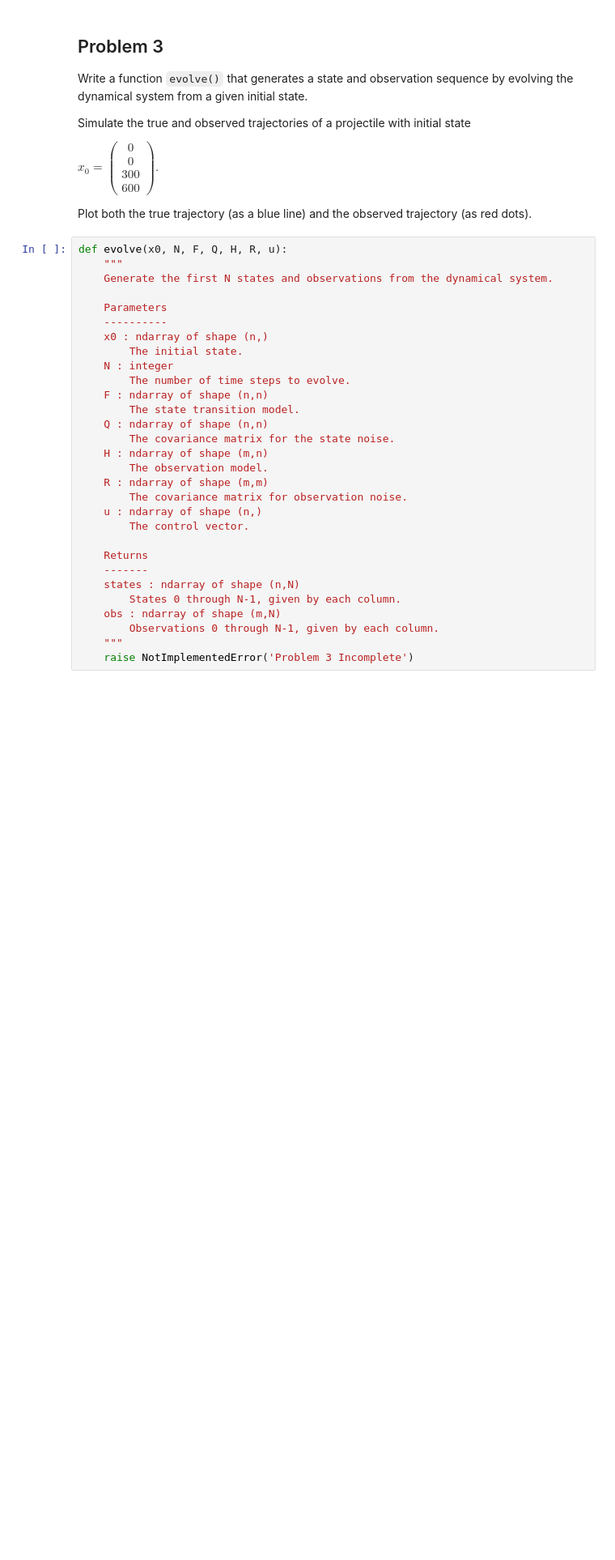
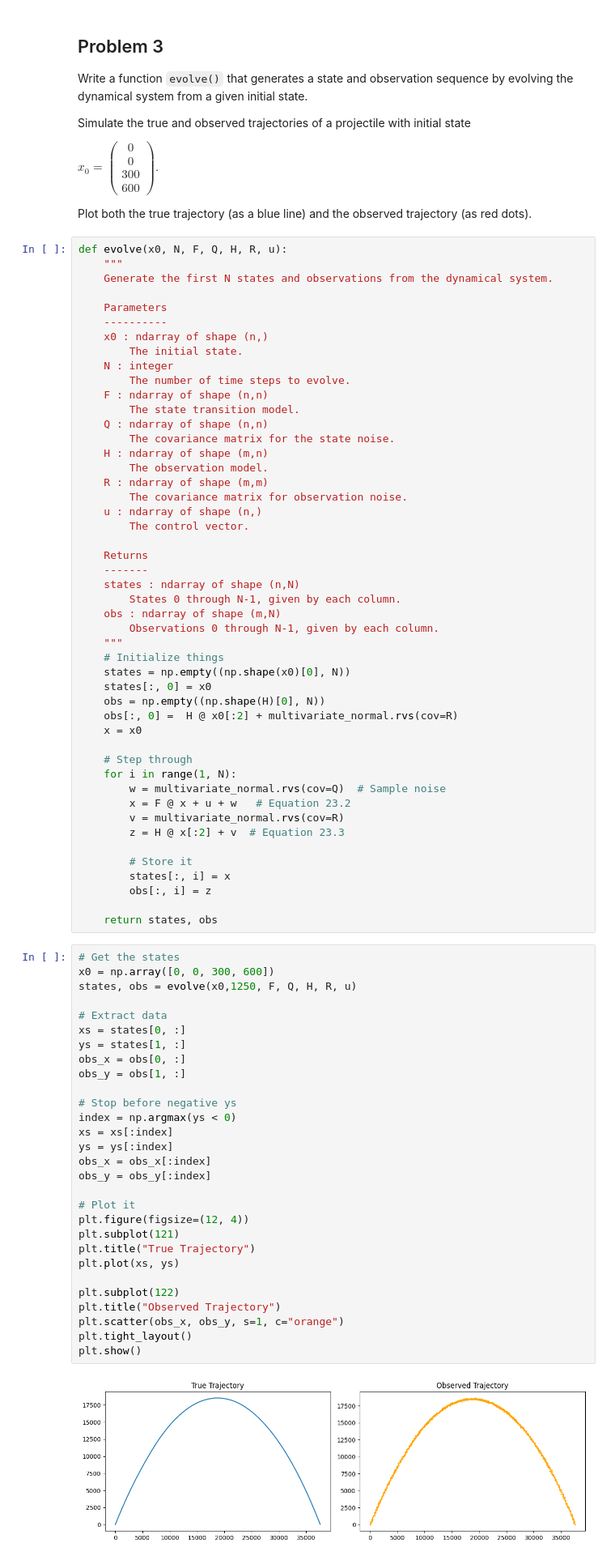
Before and after one commit to dperkins3pi/Modeling-with-Uncertainty-and-Data, a Jupyter notebook: KalmanFilter/kalman_filter.ipynb, the cells around one changed output. Shown: that part at 81% size. Cells and saved outputs as stored; diff of their text form; blank space fills up the shorter version.

```diff
--- a/KalmanFilter/kalman_filter.ipynb
+++ b/KalmanFilter/kalman_filter.ipynb
@@ -158,7 +174,56 @@ def evolve(x0, N, F, Q, H, R, u):
     obs : ndarray of shape (m,N)
         Observations 0 through N-1, given by each column.
     """
-    raise NotImplementedError('Problem 3 Incomplete')
+    # Initialize things
+    states = np.empty((np.shape(x0)[0], N))
+    states[:, 0] = x0
+    obs = np.empty((np.shape(H)[0], N))
+    obs[:, 0] =  H @ x0[:2] + multivariate_normal.rvs(cov=R)
+    x = x0
+
+    # Step through
+    for i in range(1, N):
+        w = multivariate_normal.rvs(cov=Q)  # Sample noise
+        x = F @ x + u + w   # Equation 23.2
+        v = multivariate_normal.rvs(cov=R)
+        z = H @ x[:2] + v  # Equation 23.3
+
+        # Store it
+        states[:, i] = x
+        obs[:, i] = z
+
+    return states, obs
+# %%
+# Get the states
+x0 = np.array([0, 0, 300, 600])
+states, obs = evolve(x0,1250, F, Q, H, R, u)
+
+# Extract data
+xs = states[0, :]
+ys = states[1, :]
+obs_x = obs[0, :]
+obs_y = obs[1, :]
+
+# Stop before negative ys
+index = np.argmax(ys < 0)
+xs = xs[:index]
+ys = ys[:index]
+obs_x = obs_x[:index]
+obs_y = obs_y[:index]
+
+# Plot it
+plt.figure(figsize=(12, 4))
+plt.subplot(121)
+plt.title("True Trajectory")
+plt.plot(xs, ys)
+
+plt.subplot(122)
+plt.title("Observed Trajectory")
+plt.scatter(obs_x, obs_y, s=1, c="orange")
+plt.tight_layout()
+plt.show()
+# %% [output]
+[figure, added]
 # %% [markdown]
 ## Problem 5
 
```
Also changed, not shown: parts of 2 cells of this notebook.
